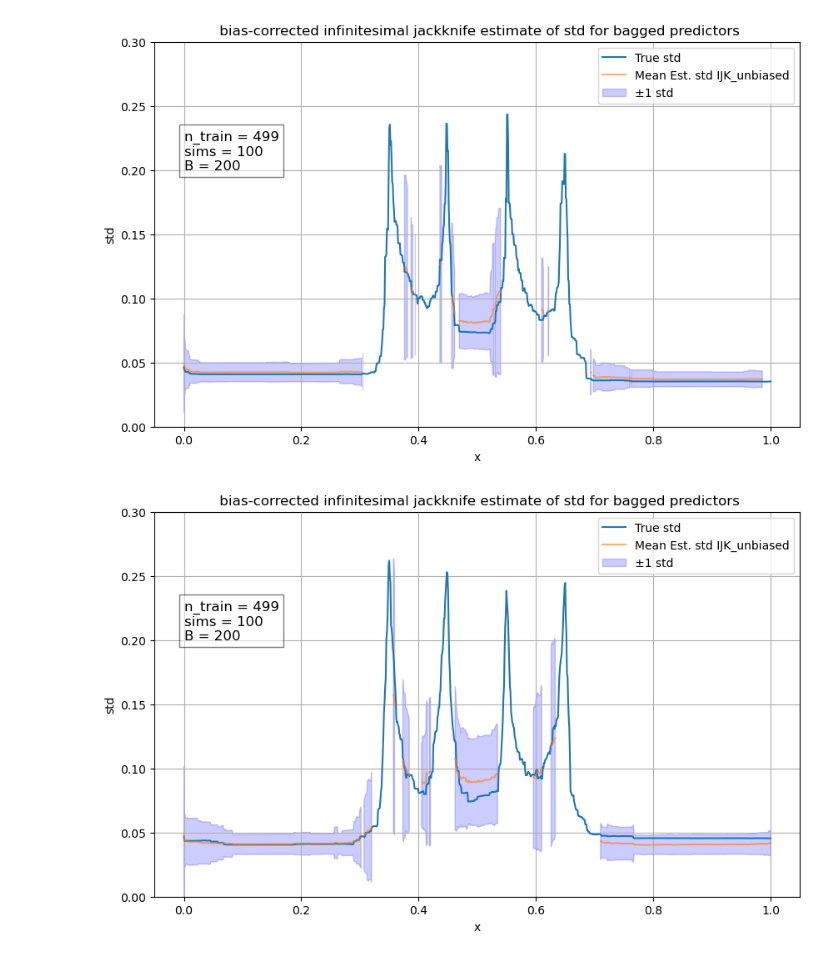
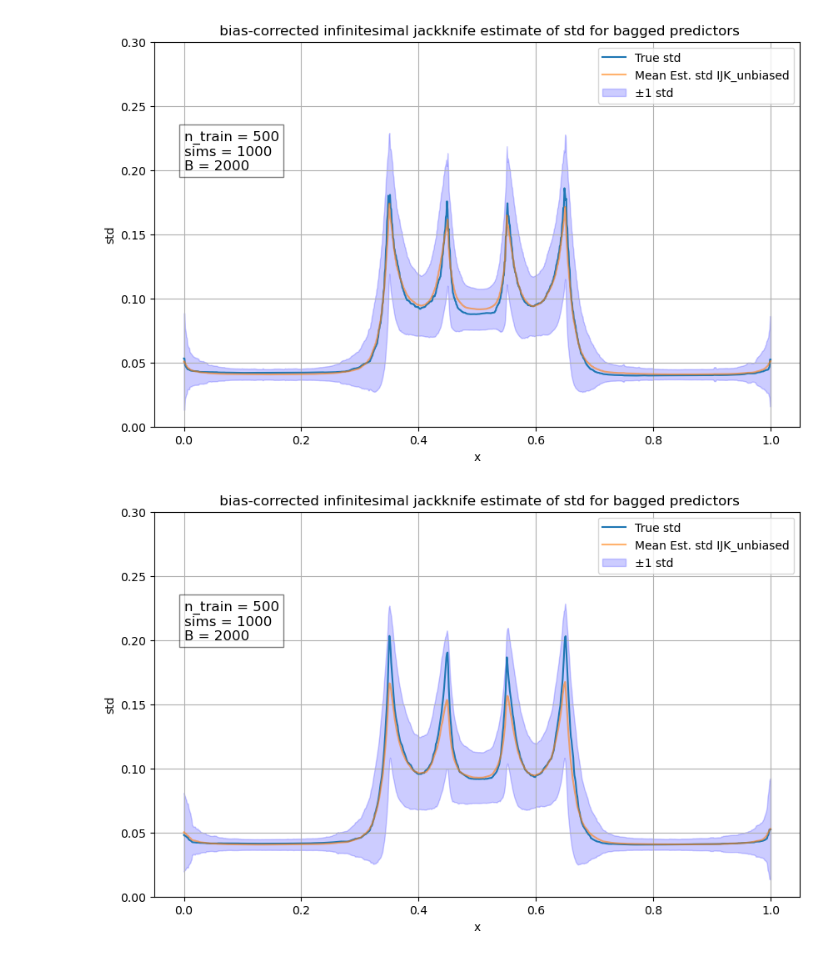
Before and after one commit to rehan-b/Masterarbeit_Butt, a Jupyter notebook: 02_figure2_wager/figure2_weighted.ipynb, the cells around one changed output. Drawn from its saved outputs; the diff is of its cells as text; code cells hidden in the pictures.

Commit message:
figures added

```diff
--- a/02_figure2_wager/figure2_weighted.ipynb
+++ b/02_figure2_wager/figure2_weighted.ipynb
@@ -8,9 +8,9 @@ import pandas as pd
 import os
 # %%
 ####### Simulation parameters  #####################
-portion_non_zero_weights = 0.45
-n_sim = 1_00
-B = 2_00
+portion_non_zero_weights = 1
+n_sim = 1_000
+B = 2_000
 args = {"max_leaf_nodes": 5}
 seed = 42
 
@@ -94,7 +94,7 @@ save_results_png(
     m=m,
 )
 # %% [output]
-[figure, old version]
+[figure, new version]
 # %%
 fix_x_points = False
 
@@ -140,32 +140,32 @@ with ProcessPoolExecutor() as executor:
         bagged_preds[i, :] = bagged_prediction
         biased_var_estimates[i, :] = biased_var_estimate
         bias_corrections[i, :] = bias_correction
 
 # save results
 save_result_csv(
     seed=seed,
     B=B,
     args=args,
     bagged_preds=bagged_preds,
     est_vars_biased=biased_var_estimates,
     bias_correction=bias_corrections,
     new_data=new_data,
-    folder_name=folder_name + f"_nx{n}",
+    folder_name=folder_name + f"_nx{m}",
     fix_x_points=fix_x_points,
 )
 
 save_results_png(
     new_data=new_data,
     bagged_preds=bagged_preds,
     est_vars_biased=biased_var_estimates,
     bias_correction=bias_corrections,
     folder_name=folder_name + f"_nx{m}",
     n_data_points=n,
     B=B,
     seed=seed,
     dt_args=args,
     fixed_x_points=fix_x_points,
     m=m
 )
 # %% [output]
-[figure, old version]
+[figure, new version]
```
Also changed, not shown: 21 other files.
